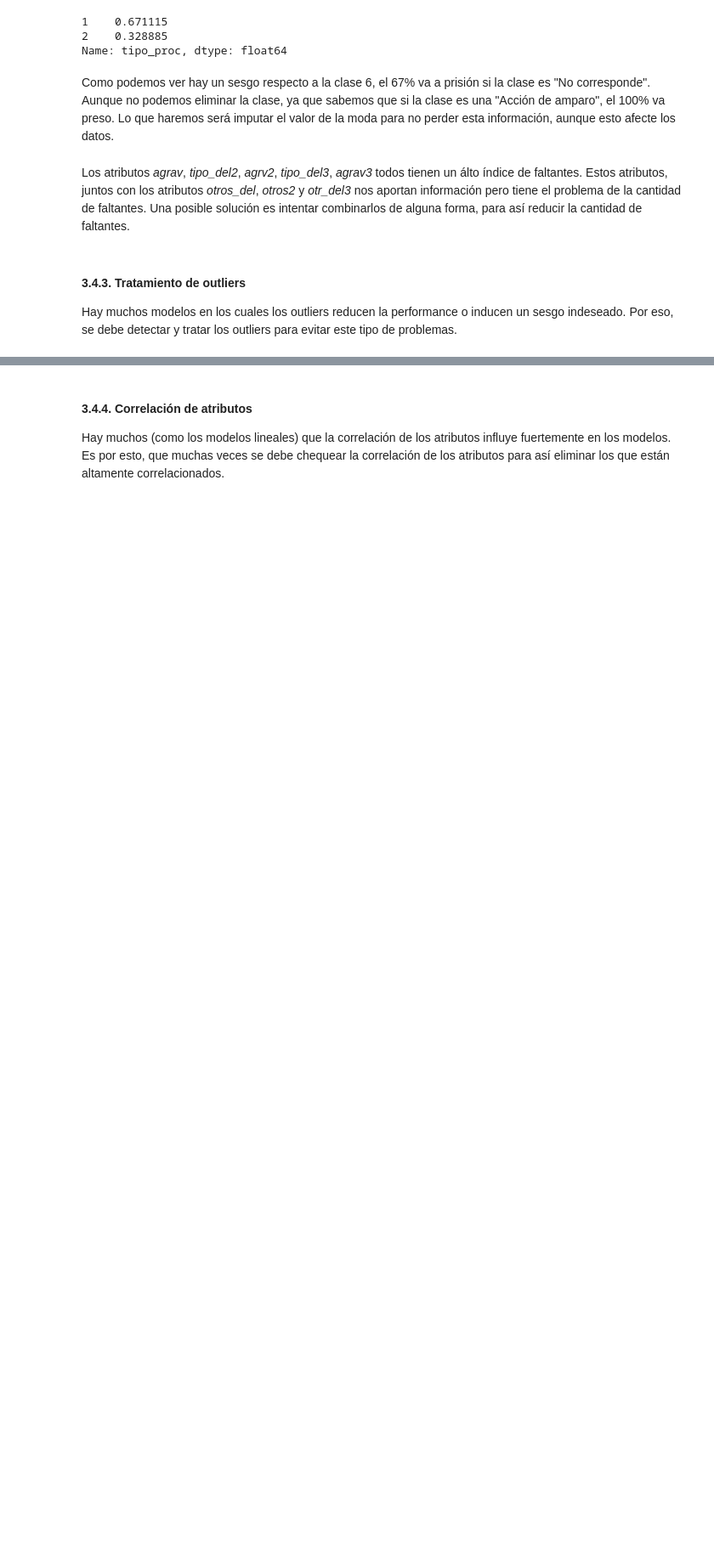
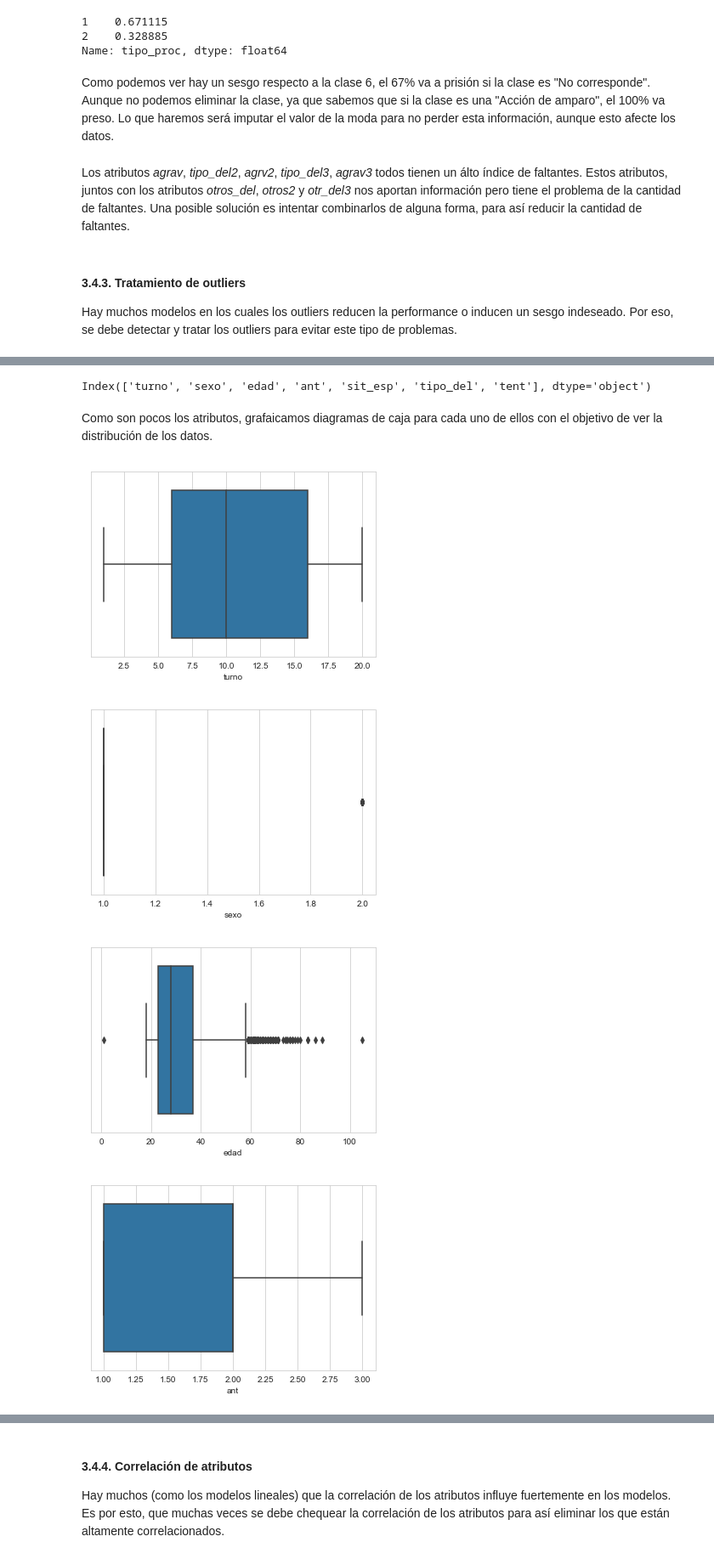
Before and after one commit to brunomaso1/ml-porfolio, a Jupyter notebook: content/posts/jupyter-notebooks/2018/Voy_preso_o_no_analisis_dataset_penal2016_python.ipynb, the cells around one changed output, grey strips where cells are left out. Shown at 85% size. Drawn from its saved outputs; the diff is of its cells as text; code cells hidden in the pictures; blank space fills up the shorter version.

```diff
--- a/content/posts/jupyter-notebooks/2018/Voy_preso_o_no_analisis_dataset_penal2016_python.ipynb
+++ b/content/posts/jupyter-notebooks/2018/Voy_preso_o_no_analisis_dataset_penal2016_python.ipynb
@@ -935,8 +935,8 @@ data['sit_esp'].fillna(6, inplace=True)
 # %% [markdown]
 Los atributos *agrav*, *tipo_del2*, *agrv2*, *tipo_del3*, *agrav3* todos tienen un álto índice de faltantes. Estos atributos, juntos con los atributos *otros_del*, *otros2* y *otr_del3* nos aportan información pero tiene el problema de la cantidad de faltantes. Una posible solución es intentar combinarlos de alguna forma, para así reducir la cantidad de faltantes.
 # %%
-dataFull = data
-data.drop(['agrav', 'tipo_del2', 'agrv2', 'tipo_del3', 'agrav3'], axis=1, inplace=True)
+dataFull = data.copy()
+data.drop(['agrav', 'tipo_del2', 'agrv2', 'tipo_del3', 'agrav3', 'otros_del', 'otros2', 'otr_del3'], axis=1, inplace=True)
 # %% [markdown]
 #### 3.4.3. Tratamiento de outliers <a class="anchor" id="3.4.3-bullet"></a>
 
@@ -943,0 +946,17 @@ Hay muchos modelos en los cuales los outliers reducen la performance o inducen u
+# %%
+# Visualizar atributos.
+data.keys()
+# %% [output]
+Index(['turno', 'sexo', 'edad', 'ant', 'sit_esp', 'tipo_del', 'tent'], dtype='object')
+# %% [markdown]
+Como son pocos los atributos, grafaicamos diagramas de caja para cada uno de ellos con el objetivo de ver la distribución de los datos.
+# %%
+# Diagrama de cajas para cada atributo.
+for x in data.columns:
+    sns.boxplot(data[x])
+    plt.show()
+# %% [output]
+[figure, added]
+[figure, added]
+[figure, added]
+[figure, added]
```
Also changed, not shown: parts of 20 cells of this notebook, 1 other file.
